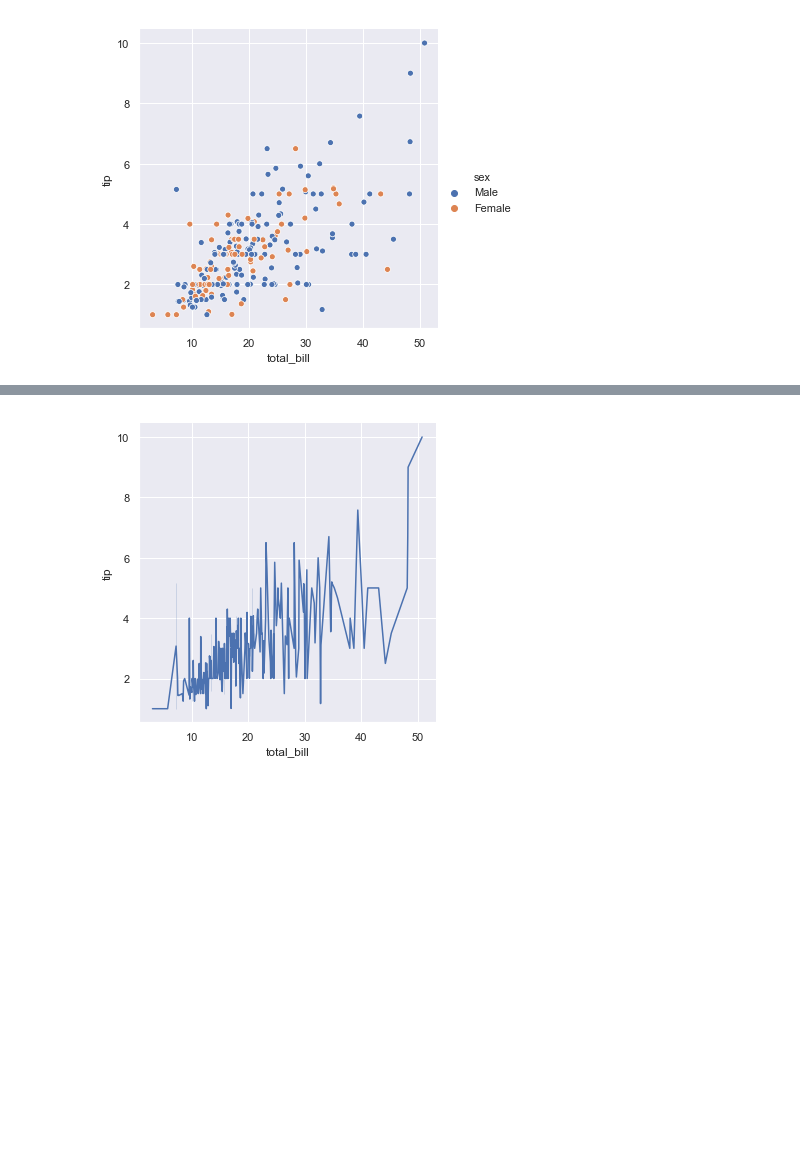
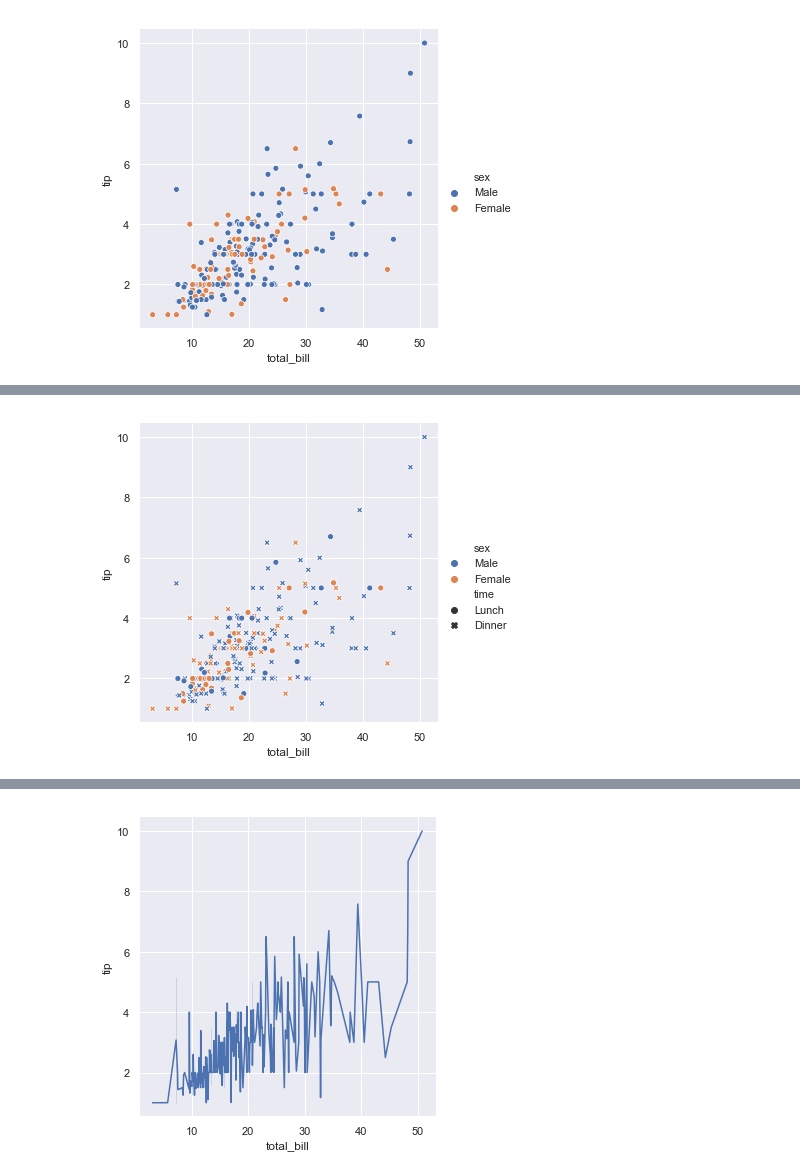
Before and after one commit to johndunne2019/Fundamentals-of-Data-Analysis-Project-2019, a Jupyter notebook: Tips-Dataset.ipynb, the cells around one changed output, grey strips where cells are left out. Saved outputs shown, nothing was run; the diff lists cells and outputs as text; code cells hidden in the pictures; blank space fills up the shorter version.

```diff
--- a/Tips-Dataset.ipynb
+++ b/Tips-Dataset.ipynb
@@ -364,0 +401,8 @@ From the seaborn.relplot documentation: https://seaborn.pydata.org/generated/sea
+# %%
+tips = sns.load_dataset("tips")
+sns.relplot(x="total_bill", y="tip", hue="sex", style="time", data=tips);
+# I have added the style parameter and set it to show the data from the time variable in the data set
+# As before male and female are plotted in 2 different colours
+# Now the time variable is also shown on the plot with an x for dinner and a dot for lunch
+# %% [output]
+[figure, added]
```
Also changed, not shown: parts of 31 cells of this notebook.
